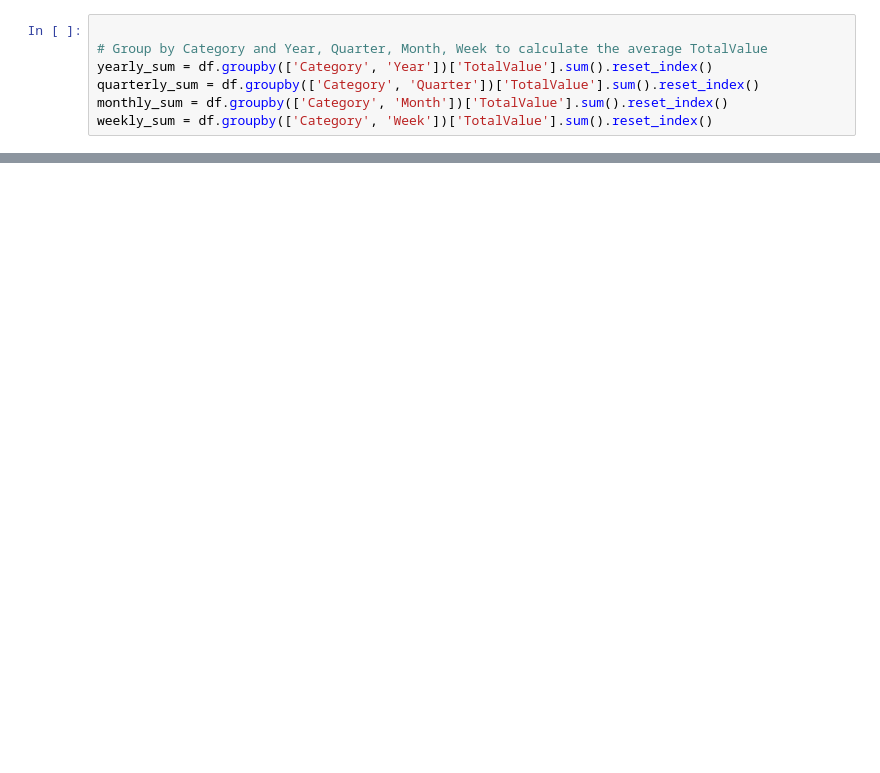
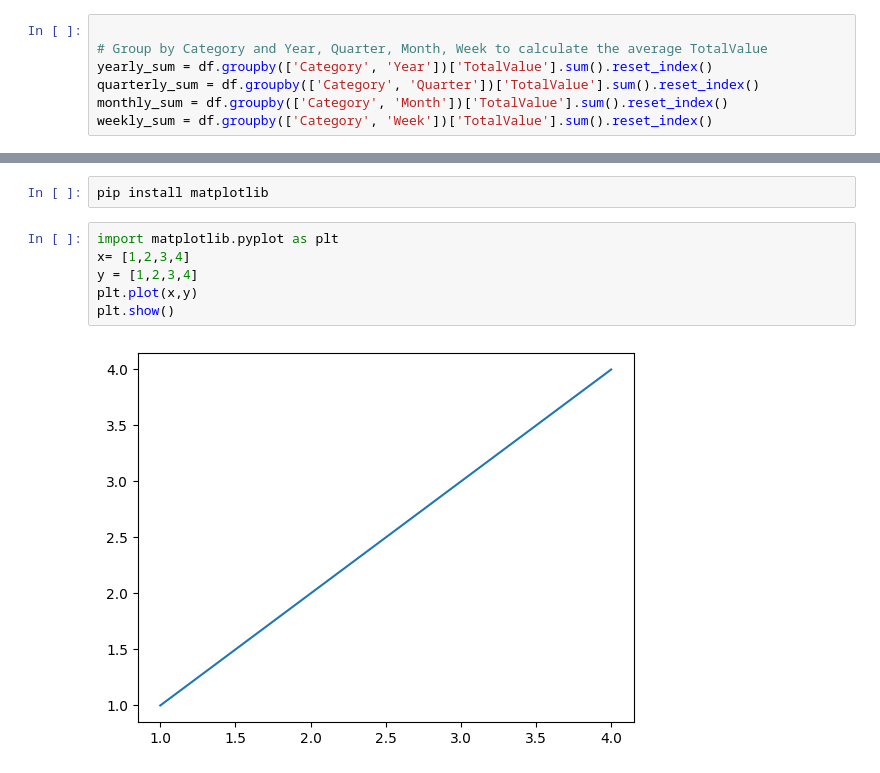
Before and after one commit to NagendraSUVCE/DailyPulse, a Jupyter notebook: DailyPulseMVC/SelfTech/PythonForDataAnalytics/python_3rdhouronwards.ipynb, the cells around one changed output, grey strips where cells are left out. Saved outputs shown, nothing was run; the diff lists cells and outputs as text; blank space fills up the shorter version.

Commit message:
using matplotlib

```diff
--- a/DailyPulseMVC/SelfTech/PythonForDataAnalytics/python_3rdhouronwards.ipynb
+++ b/DailyPulseMVC/SelfTech/PythonForDataAnalytics/python_3rdhouronwards.ipynb
@@ -84,0 +148,10 @@ yearly_sum
+# %%
+pip install matplotlib
+# %%
+import matplotlib.pyplot as plt
+x= [1,2,3,4]
+y = [1,2,3,4]
+plt.plot(x,y)
+plt.show()
+# %% [output]
+[figure, added]
```
Also changed, not shown: parts of 8 cells of this notebook.
